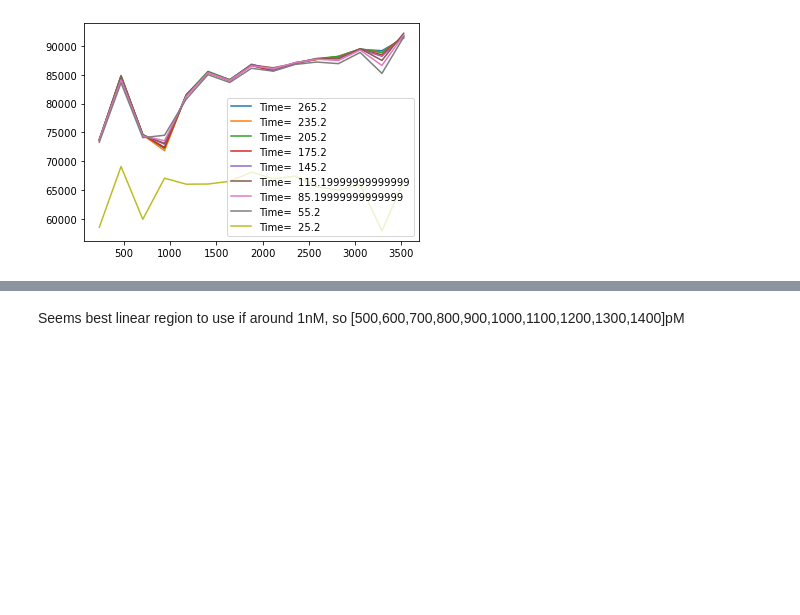
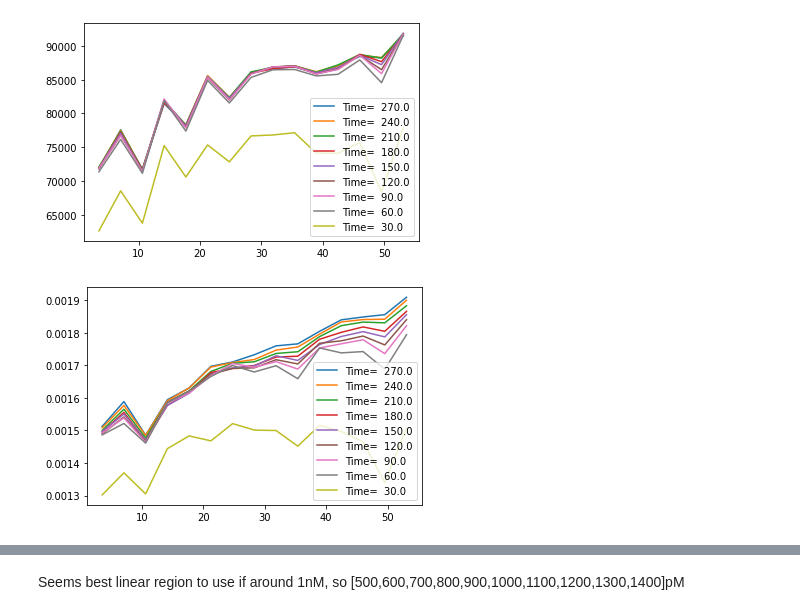
Before and after one commit to brendanhuo/IIB_project, a Jupyter notebook: 2022_2_27_FQCasCleavage_ssDNA_target_titration.ipynb, the cells around one changed output, grey strips where cells are left out. Saved outputs shown, nothing was run; the diff lists cells and outputs as text; code cells hidden in the pictures; blank space fills up the shorter version.

Commit message:
Clean up repo and add new LoD data + analysis

```diff
--- a/2022_2_27_FQCasCleavage_ssDNA_target_titration.ipynb
+++ b/2022_2_27_FQCasCleavage_ssDNA_target_titration.ipynb
@@ -9,8 +9,12 @@ import plotly.graph_objects as go
 # %%
 #Re-index so that content is the indexer and drop unnecessary columns
 #Load dataframe for incubation
-df = pd.read_excel(r"./2022_02_25_Brendan_LOD_optimisation .xlsx", index_col=2)
+# df = pd.read_excel(r"./LoD_echos/2022_02_25_Brendan_LOD_optimisation.xlsx", index_col=2)
+df = pd.read_excel(r"LoD_echos/2022_03_11_Brendan_LOD_optimisation.xlsx", index_col=2)
 df = df.drop(columns = ['Well'])
 df = df.set_index('Content')
 df1 = df.iloc[:, : 59]
 df2 = df.iloc[:,59:-1]
+# %%
+# concs = np.array([0,234.9,469.9,704.8,939.7,1174.6,1409.6,1644.5,1879.4,2114.4,2349.3,2584.2,2819.2,3054.1,3289,3523.9])/10
+concs = [0,3.538608749,7.077217498,10.61582625,14.154435,17.69304375,21.23165249,24.77026124,28.30886999,31.84747874,35.38608749,38.92469624,42.46330499,46.00191374,49.54052249,53.07913124]
@@ -26,76 +50,92 @@ for i in range(16):
     sample = 'Sample X' + str(i+1)
     Trip = df1.loc[sample]
     Trip_norm = np.array(df1.loc[sample])/np.array(df2.loc[sample])
-    Trip_mean_single = Trip.mean(axis=0)
-    Trip_std_single = Trip.std(axis=0)
-    Trip_mean_norm_single = Trip_norm.mean(axis=0)
-    Trip_std_norm_single = Trip_norm.std(axis=0)
+    Trip_mean_single = cleanData(Trip).mean(axis=0)
+    Trip_std_single = cleanData(Trip).std(axis=0)
+    Trip_mean_norm_single = cleanData(Trip_norm).mean(axis=0)
+    Trip_std_norm_single = cleanData(Trip_norm).std(axis=0)
     Trip_mean.append(Trip_mean_single)
     Trip_std.append(Trip_std_single)
     Trip_mean_norm.append(Trip_mean_norm_single)
     Trip_std_norm.append(Trip_std_norm_single)
 
 Trip1 = df1.loc['Sample X1']
+Trip1 = cleanData(Trip1)
 Trip1_mean = Trip1.mean(axis=0)
 Trip1_std = Trip1.std(axis=0)
 
 Trip2 = df1.loc['Sample X2']
+Trip2 = cleanData(Trip2)
 Trip2_mean = Trip2.mean(axis=0)
 Trip2_std = Trip2.std(axis=0)
 
 Trip3 = df1.loc['Sample X3']
+Trip3 = cleanData(Trip3)
 Trip3_mean = Trip3.mean(axis=0)
 Trip3_std = Trip3.std(axis=0)
 
 Trip4 = df1.loc['Sample X4']
+Trip4 = cleanData(Trip4)
 Trip4_mean = Trip4.mean(axis=0)
 Trip4_std = Trip4.std(axis=0)
 
 Trip5 = df1.loc['Sample X5']
-Trip5_mean = Trip5[0:2].mean(axis=0)
-Trip5_std = Trip5[0:2].std(axis=0)
+Trip5 = cleanData(Trip5)
+Trip5_mean = Trip5.mean(axis=0)
+Trip5_std = Trip5.std(axis=0)
 
 Trip6 = df1.loc['Sample X6']
+Trip6 = cleanData(Trip6)
 Trip6_mean = Trip6.mean(axis=0)
 Trip6_std = Trip6.std(axis=0)
 
 Trip7 = df1.loc['Sample X7']
+Trip7 = cleanData(Trip7)
 Trip7_mean = Trip7.mean(axis=0)
 Trip7_std = Trip7.std(axis=0)
 
 Trip8 = df1.loc['Sample X8']
+Trip8 = cleanData(Trip8)
 Trip8_mean = Trip8.mean(axis=0)
 Trip8_std = Trip8.std(axis=0)
 
 Trip9 = df1.loc['Sample X9']
+Trip9 = cleanData(Trip9)
 Trip9_mean = Trip9.mean(axis=0)
 Trip9_std = Trip9.std(axis=0)
 
 Trip10 = df1.loc['Sample X10']
+Trip10 = cleanData(Trip10)
 Trip10_mean = Trip10.mean(axis=0)
 Trip10_std = Trip10.std(axis=0)
 
 Trip11 = df1.loc['Sample X11']
+Trip11 = cleanData(Trip11)
 Trip11_mean = Trip11.mean(axis=0)
 Trip11_std = Trip11.std(axis=0)
 
 Trip12 = df1.loc['Sample X12']
+Trip12 = cleanData(Trip12)
 Trip12_mean = Trip12.mean(axis=0)
 Trip12_std = Trip12.std(axis=0)
 
 Trip13 = df1.loc['Sample X13']
+Trip13 = cleanData(Trip13)
 Trip13_mean = Trip13.mean(axis=0)
 Trip13_std = Trip13.std(axis=0)
 
 Trip14 = df1.loc['Sample X14']
+Trip14 = cleanData(Trip14)
 Trip14_mean = Trip14.mean(axis=0)
 Trip14_std = Trip14.std(axis=0)
 
 Trip15 = df1.loc['Sample X15']
+Trip15 = cleanData(Trip15)
 Trip15_mean = Trip15.mean(axis=0)
 Trip15_std = Trip15.std(axis=0)
 
 Trip16 = df1.loc['Sample X16']
+Trip16 = cleanData(Trip16)
 Trip16_mean = Trip16.mean(axis=0)
 Trip16_std = Trip16.std(axis=0)
 # %%
@@ -125,15 +165,16 @@ fig.show()
 # %%
 for i in range(1,10):
     i *= 6
-    plt.plot([234.9,469.9,704.8,939.7,1174.6,1409.6,1644.5,1879.4,2114.4,2349.3,2584.2,2819.2,3054.1,3289,3523.9],np.array(Trip_mean)[1:, -i], label = 'Time=  {}'.format(Time[-i]))
+    plt.plot(concs[1:],np.array(Trip_mean)[1:, -i], label = 'Time=  {}'.format(Time[-i]))
 plt.legend()
 plt.show()
 
 for i in range(1,10):
     i *= 6
-    plt.plot([234.9,469.9,704.8,939.7,1174.6,1409.6,1644.5,1879.4,2114.4,2349.3,2584.2,2819.2,3054.1,3289,3523.9],np.array(Trip_mean_norm)[1:, -i], label = 'Time=  {}'.format(Time[-i]))
+    plt.plot(concs[1:],np.array(Trip_mean_norm)[1:, -i], label = 'Time=  {}'.format(Time[-i]))
 plt.legend()
 plt.show()
 # %% [output]
-[figure, old version]
+[figure, new version]
+[figure, added]
 # %%
```
Also changed, not shown: parts of 10 cells of this notebook, 3 other files.
